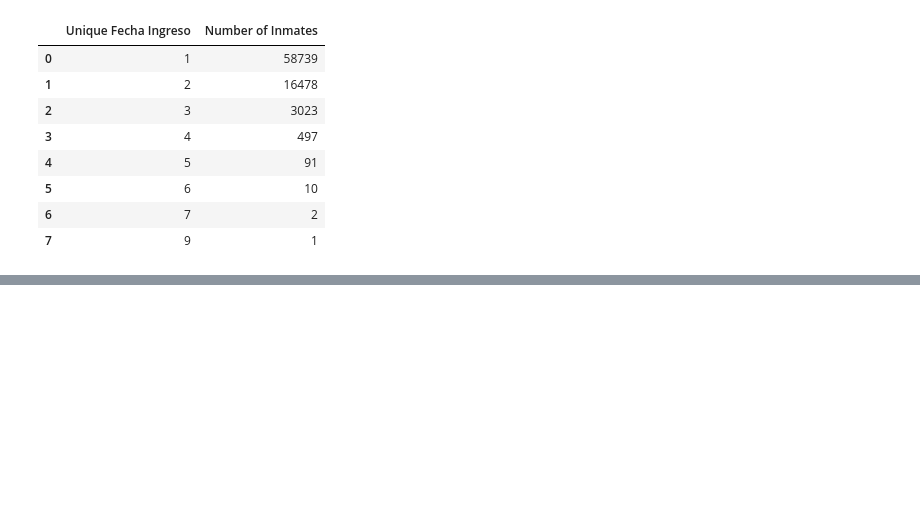
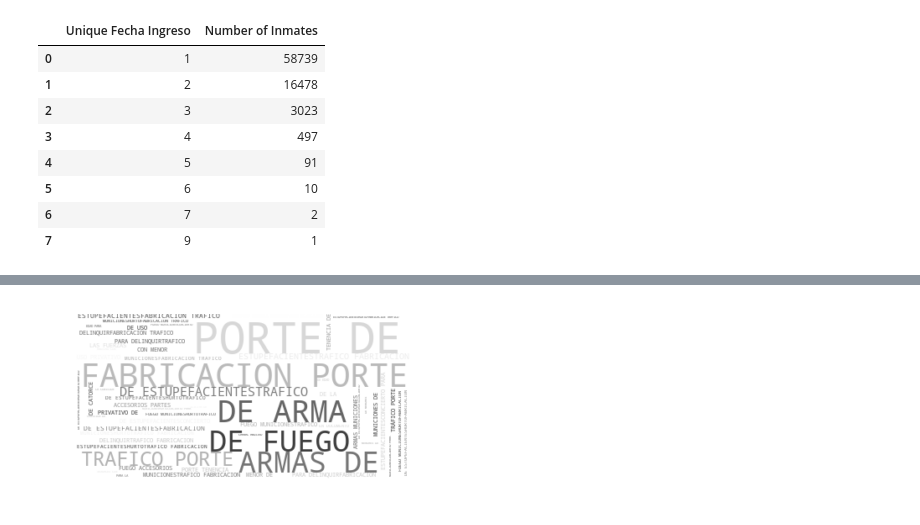
Before and after one commit to dehoyosb/MinJusticia_team77_DS4A_Project, a Jupyter notebook: Presentation_graphs.ipynb, the cells around one changed output, grey strips where cells are left out. Cells and saved outputs as stored; diff of their text form; code cells hidden in the pictures; blank space fills up the shorter version.

Commit message:
Update presentation graphs

```diff
--- a/Presentation_graphs.ipynb
+++ b/Presentation_graphs.ipynb
@@ -299,0 +318,8 @@ fig.show()
+# %%
+import nltk
+nltk.download('stopwords')
+noise_words = []
+stopwords_corpus = nltk.corpus.stopwords
+es_stop_words = stopwords_corpus.words('spanish')
+noise_words.extend(es_stop_words)
+print(len(noise_words))
@@ -299,0 +330,13 @@ fig.show()
+# %%
+word_cloud_text = ''.join(inmate.DELITO)
+wordcloud = WordCloud(
+    #max_font_size=40,
+    max_words=260,
+    background_color="white",
+    stopwords=noise_words
+).generate(word_cloud_text)
+default_color = 'grey'
+plt.figure()
+plt.imshow(wordcloud, interpolation="bilinear")
+plt.axis("off")
+plt.show()
@@ -299,0 +348,26 @@ fig.show()
+# %%
+list_w=[]
+for delito in top10:
+    words = nltk.word_tokenize(delito)
+    list_w.append(words)
+# %%
+flattened = [val for sublist in list_w for val in sublist]
+# %%
+from wordcloud import (WordCloud, get_single_color_func)
+word_cloud_text = ''.join(inmate.DELITO)
+wc = WordCloud(
+    max_words=260,
+    background_color="white",
+    #stopwords=noise_words
+).generate(word_cloud_text)
+color_to_words = {'red': flattened}
+default_color = 'grey'
+grouped_color_func = GroupedColorFunc(color_to_words, default_color)
+# Apply our color function
+wc.recolor(color_func=grouped_color_func)
+plt.figure()
+plt.imshow(wc, interpolation="bilinear")
+plt.axis("off")
+plt.show()
+# %% [output]
+[figure, added]
```
Also changed, not shown: parts of 10 cells of this notebook.
